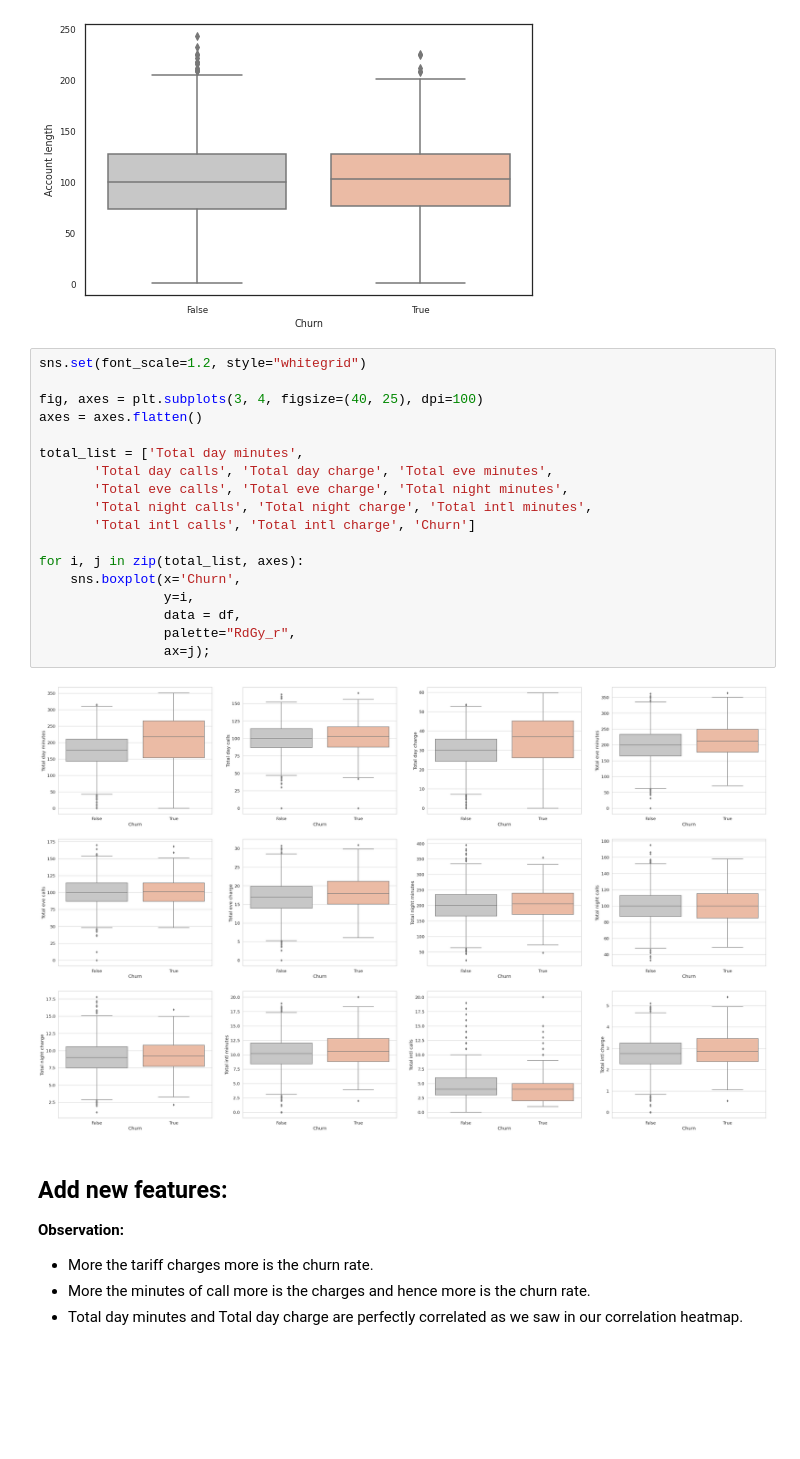
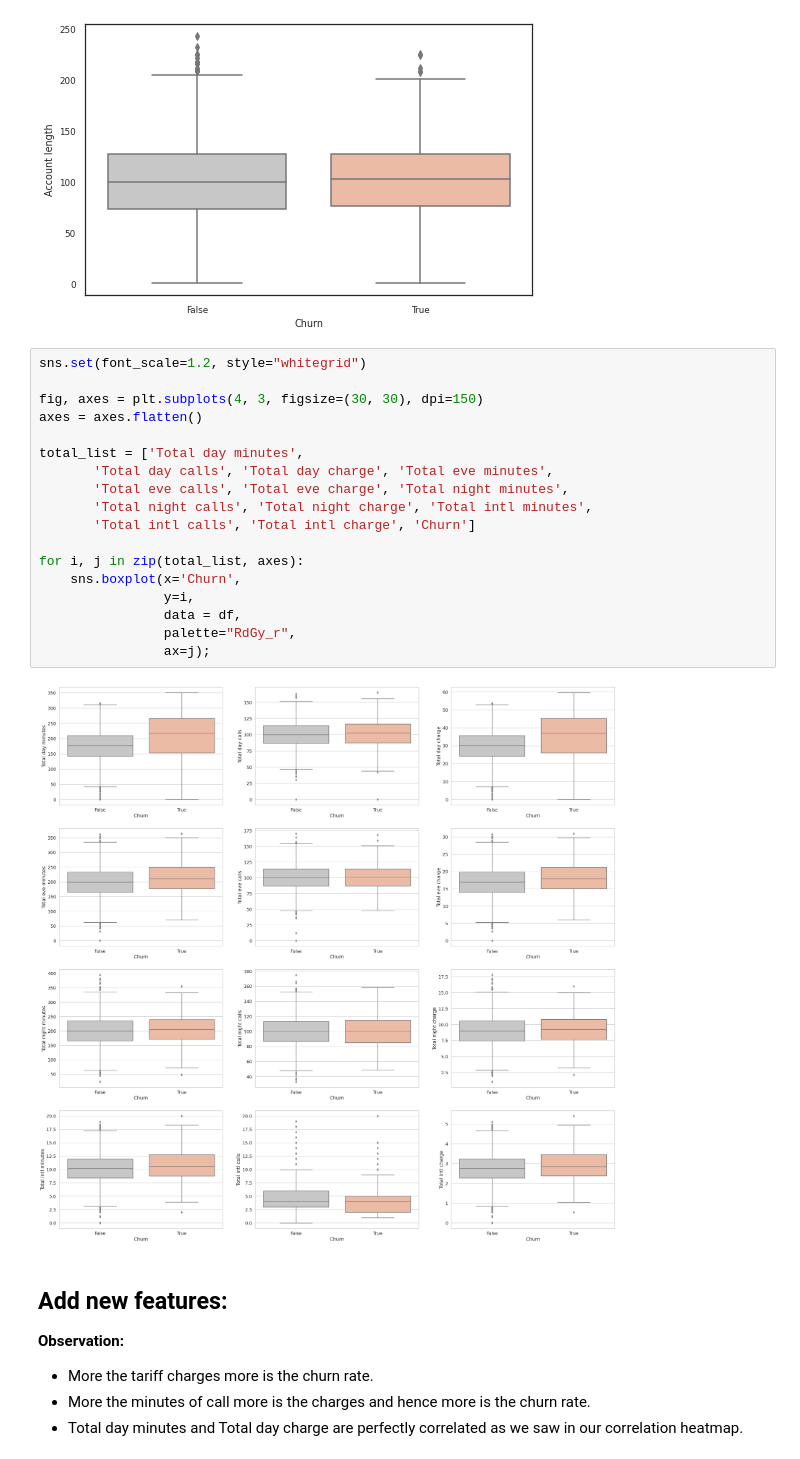
Before and after one commit to GhostML/Telecom-Churn-EDA, a Jupyter notebook: Telecom_Churn_Analysis_Capstone_Project.ipynb, the cells around one changed output. Drawn from its saved outputs; the diff is of its cells as text; blank space fills up the shorter version.

Commit message:
change 3 * 4 into 4 * 3 format of box plot

```diff
--- a/Telecom_Churn_Analysis_Capstone_Project.ipynb
+++ b/Telecom_Churn_Analysis_Capstone_Project.ipynb
@@ -292,23 +303,23 @@ sns.boxplot(x='Churn',
 # %%
 sns.set(font_scale=1.2, style="whitegrid")
 
-fig, axes = plt.subplots(3, 4, figsize=(40, 25), dpi=100)
+fig, axes = plt.subplots(4, 3, figsize=(30, 30), dpi=150)
 axes = axes.flatten()
 
 total_list = ['Total day minutes',
        'Total day calls', 'Total day charge', 'Total eve minutes',
        'Total eve calls', 'Total eve charge', 'Total night minutes',
        'Total night calls', 'Total night charge', 'Total intl minutes',
        'Total intl calls', 'Total intl charge', 'Churn']
 
 for i, j in zip(total_list, axes):
     sns.boxplot(x='Churn',
                 y=i,
                 data = df,
                 palette="RdGy_r",
                 ax=j);
 # %% [output]
-[figure, old version]
+[figure, new version]
 # %% [markdown]
 ## Add new features:
 
```
Also changed, not shown: parts of 3 cells of this notebook.
